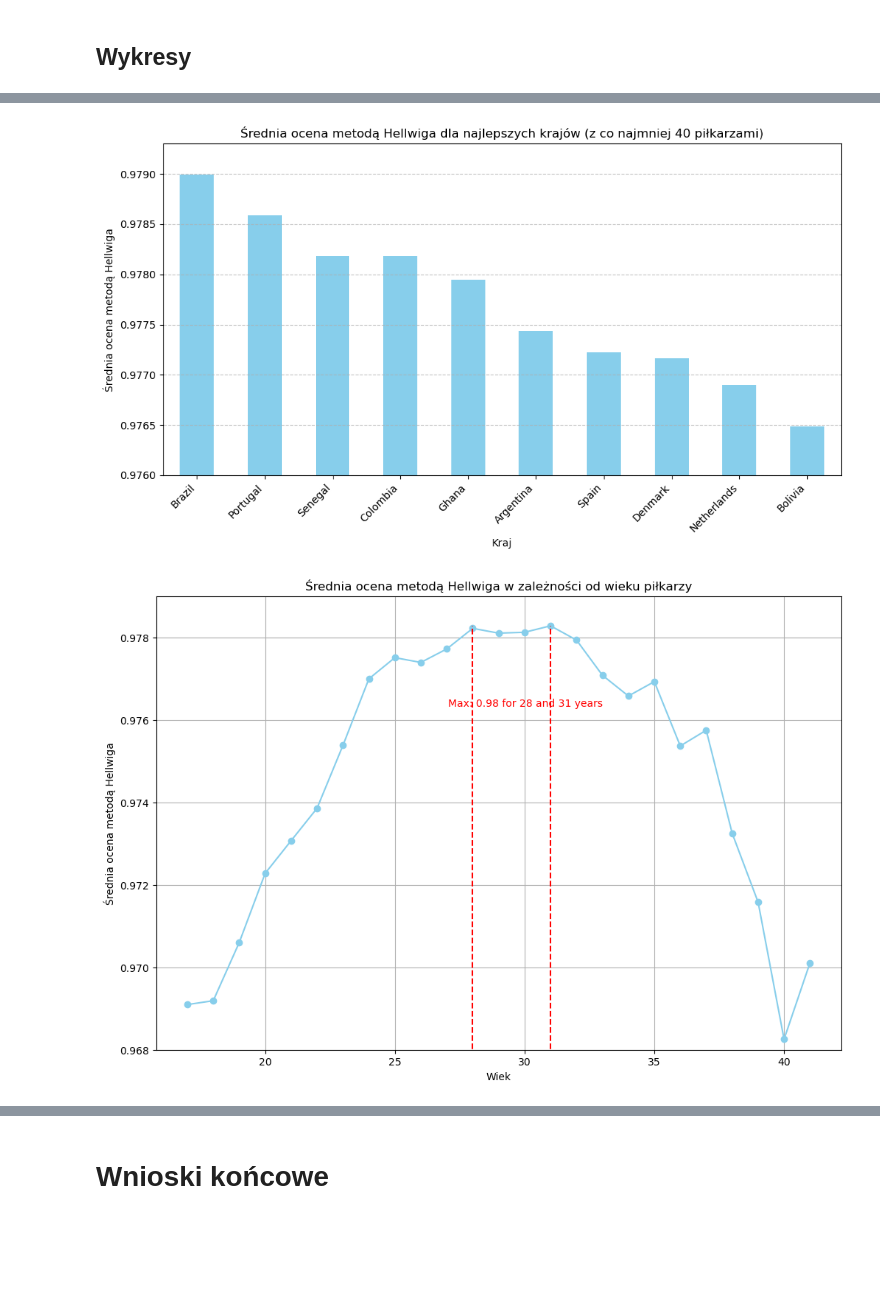
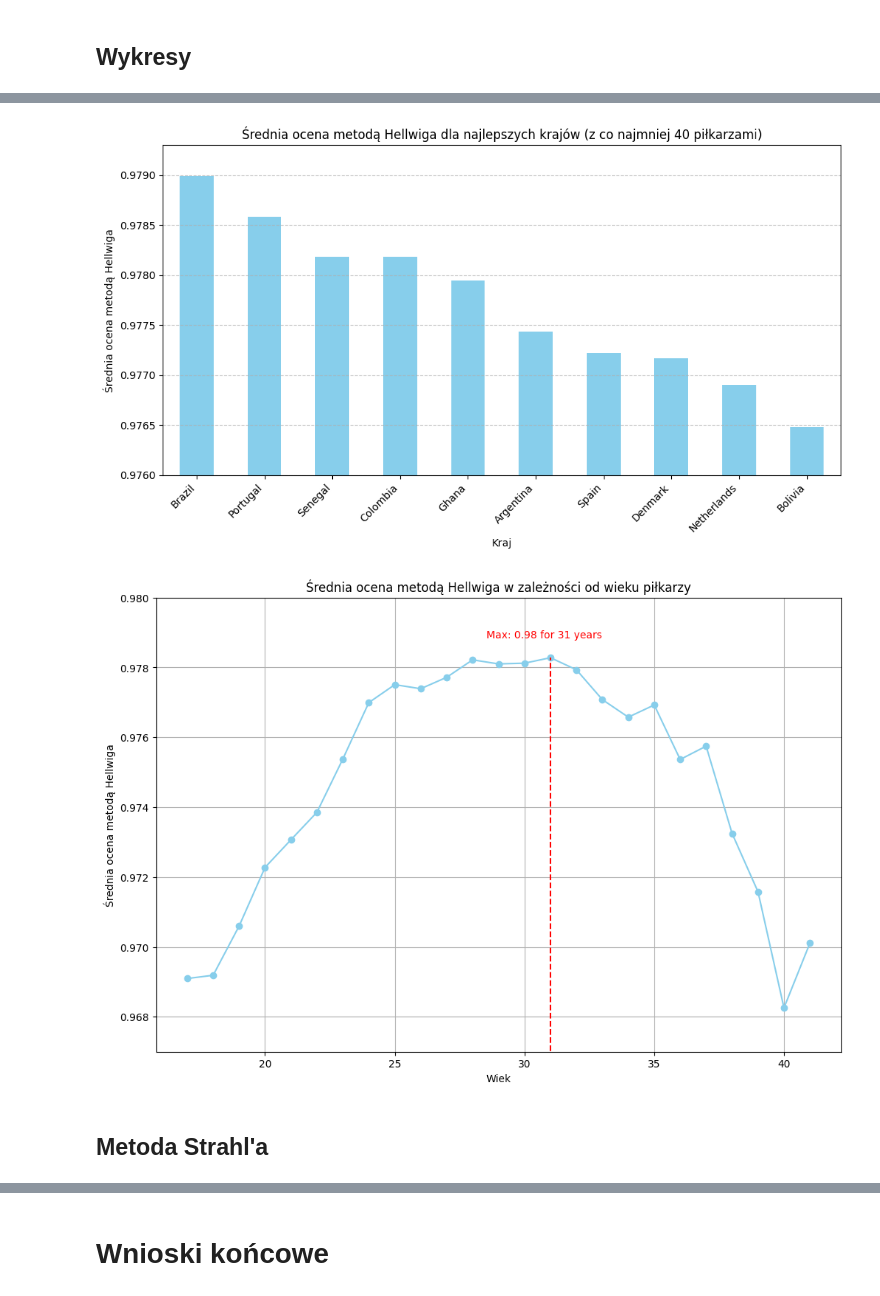
Before and after one commit to izabelakolodziejska/Fifa_players_analysis, a Jupyter notebook: fifa_analysys.ipynb, the cells around one changed output, grey strips where cells are left out. Cells and saved outputs as stored; diff of their text form; code cells hidden in the pictures; blank space fills up the shorter version.

Commit message:
Fixed bugs and added strahl statistics method

```diff
--- a/fifa_analysys.ipynb
+++ b/fifa_analysys.ipynb
@@ -594,7 +594,7 @@ $x_{ij}$ - obserwacja j-tej zmiennej obiektu <br>
 $\bar {x_j}$ - średnia arytmetyczna obserwacji j-tej zmiennej obiektu <br>
 $s_j$
 # %%
-df = pd.DataFrame(data.drop(['player', 'country', 'club', 'age', 'height', 'TOPSIS Score', 'SSW Score', 'regresja liniowa'], axis=1))
+df = pd.DataFrame(data.drop(['player', 'country', 'club', 'age', 'height', 'TOPSIS Score', 'SSW Score'], axis=1))
 col_mean = df.sum()/df.count()
 col_std = df.std()
 
@@ -701,20 +701,23 @@ bar_plot.set_ylim(0.976, 0.9793)
 
 plt.show()
 # %% [output]
-[figure, old version]
+[figure, new version]
 # %%
 average_scores_by_age = data.groupby('age')['Hellwig Score'].mean()
 
 plt.figure(figsize=(12, 8))
 plt.plot(average_scores_by_age.index, average_scores_by_age.values, marker='o', linestyle='-', color='skyblue')
-plt.vlines(x=28, ymin=0.966, ymax=score, color='r', linestyle='--')
-plt.vlines(x=age, ymin=0.966, ymax=score, color='r', linestyle='--')
-plt.text(age+2, score-0.002, f'Max: {score:.2f} for 28 and {age:.0f} years', va='bottom', ha='right', color='r')
-plt.ylim(0.968, 0.979)
+max_score = average_scores_by_age.max()
+max_age = average_scores_by_age.idxmax()
+plt.vlines(x=max_age, ymin=-11, ymax=max_score, color='r', linestyle='--', label=f'Max: {max_score:.2f}')
+plt.text(max_age+2, max_score+0.0005, f'Max: {max_score:.2f} for {max_age:.0f} years', va='bottom', ha='right', color='r')
+plt.ylim(0.967, 0.98)
 plt.xlabel('Wiek')
 plt.ylabel('Średnia ocena metodą Hellwiga')
 plt.title('Średnia ocena metodą Hellwiga w zależności od wieku piłkarzy')
 plt.grid(True)
 plt.show()
 # %% [output]
-[figure, old version]
+[figure, new version]
+# %% [markdown]
+## Metoda Strahl'a
```
Also changed, not shown: parts of 13 cells of this notebook, 1 other file.
